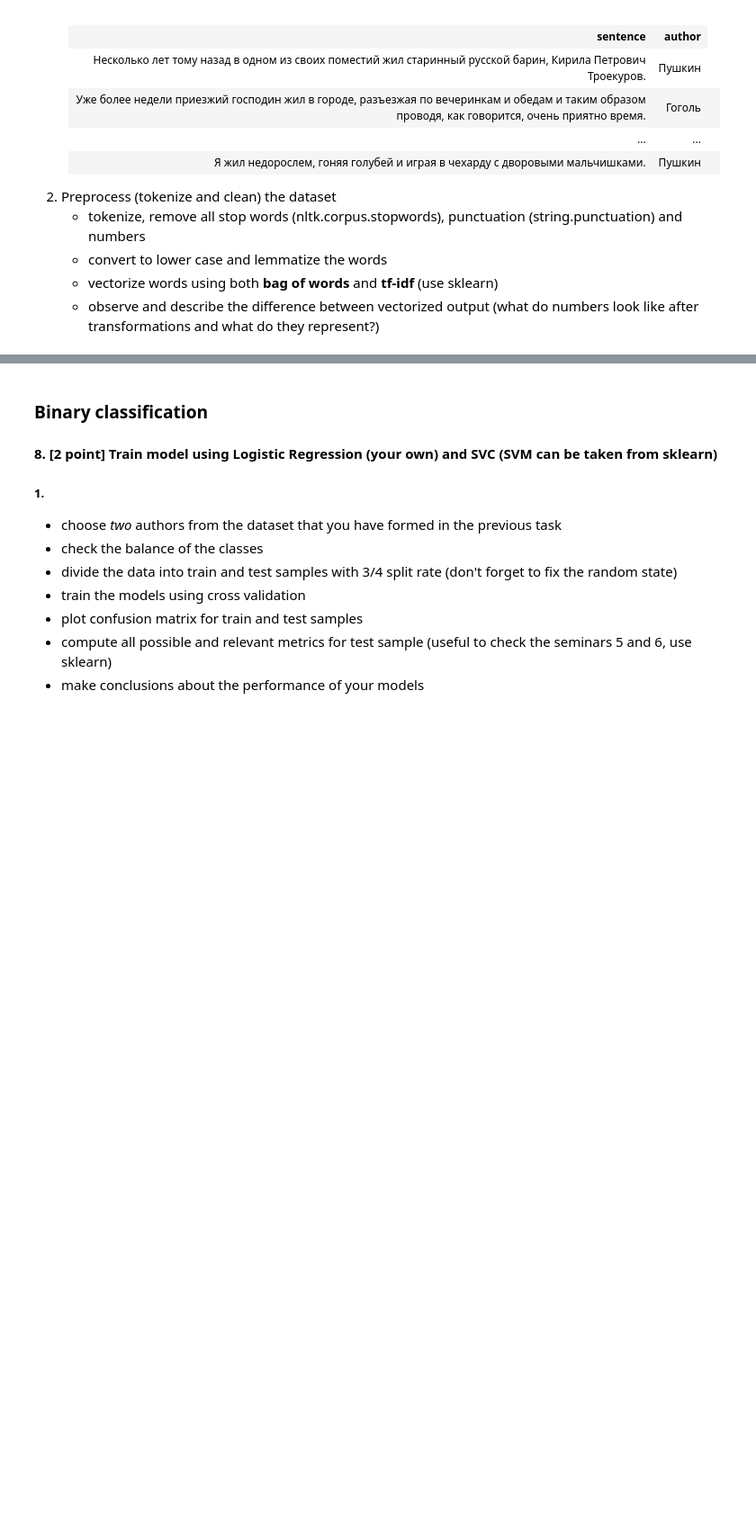
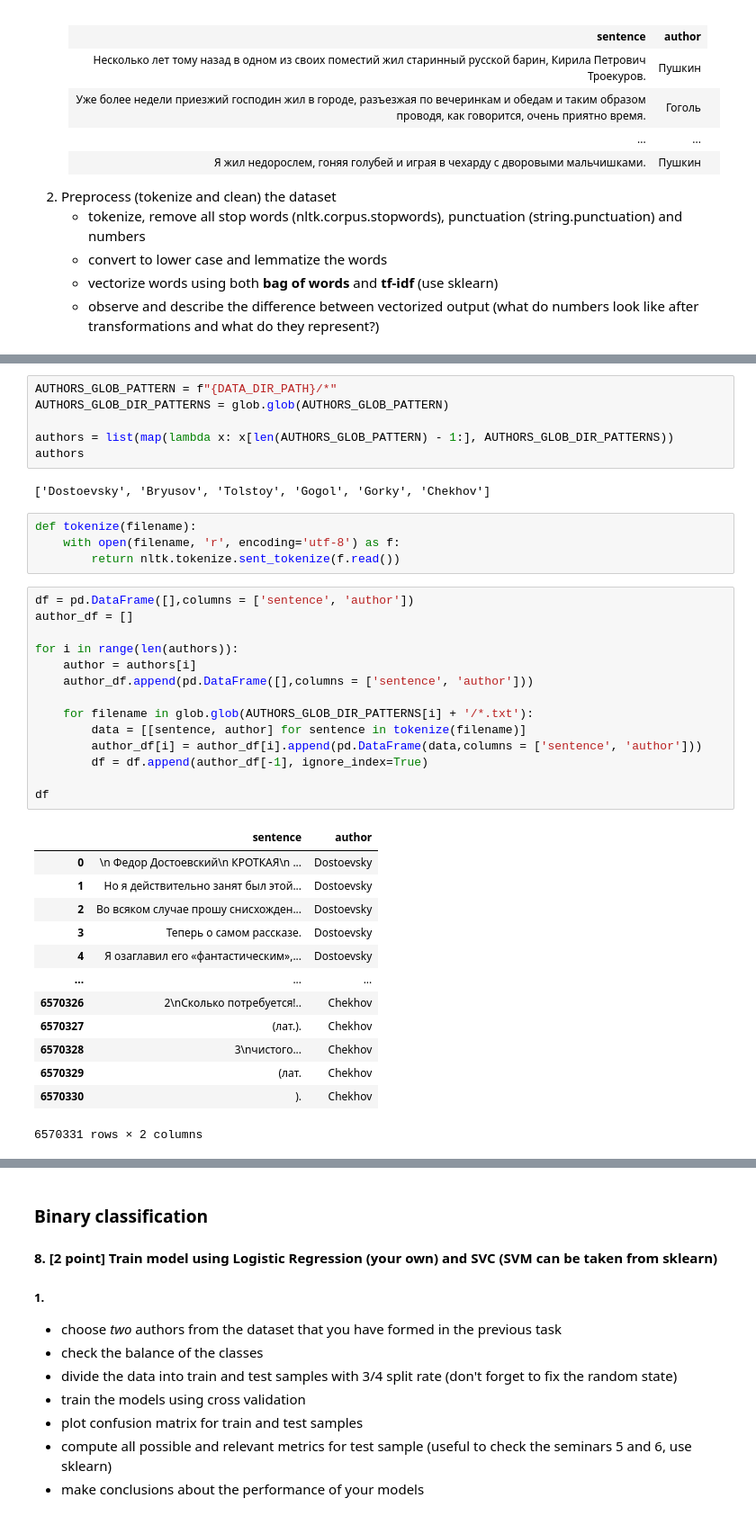
Before and after one commit to aamatevosyan/ml_se, a Jupyter notebook: hw/hw_3/HW3_v7.ipynb, the cells around one changed output, grey strips where cells are left out. Shown at 90% size. Cells and saved outputs as stored; diff of their text form; blank space fills up the shorter version.

```diff
--- a/hw/hw_3/HW3_v7.ipynb
+++ b/hw/hw_3/HW3_v7.ipynb
@@ -349,0 +371,40 @@ We are going to form a dataset that we will use in the following tasks for binar
+# %%
+AUTHORS_GLOB_PATTERN = f"{DATA_DIR_PATH}/*"
+AUTHORS_GLOB_DIR_PATTERNS = glob.glob(AUTHORS_GLOB_PATTERN)
+
+authors = list(map(lambda x: x[len(AUTHORS_GLOB_PATTERN) - 1:], AUTHORS_GLOB_DIR_PATTERNS))
+authors
+# %% [output]
+['Dostoevsky', 'Bryusov', 'Tolstoy', 'Gogol', 'Gorky', 'Chekhov']
+# %%
+def tokenize(filename):
+    with open(filename, 'r', encoding='utf-8') as f:
+        return nltk.tokenize.sent_tokenize(f.read())
+# %%
+df = pd.DataFrame([],columns = ['sentence', 'author'])
+author_df = []
+
+for i in range(len(authors)):
+    author = authors[i]
+    author_df.append(pd.DataFrame([],columns = ['sentence', 'author']))
+
+    for filename in glob.glob(AUTHORS_GLOB_DIR_PATTERNS[i] + '/*.txt'):
+        data = [[sentence, author] for sentence in tokenize(filename)]
+        author_df[i] = author_df[i].append(pd.DataFrame(data,columns = ['sentence', 'author']))
+        df = df.append(author_df[-1], ignore_index=True)
+
+df
+# %% [output]
+|  | sentence | author |
+| 0 | \n Федор Достоевский\n КРОТКАЯ\n ... | Dostoevsky |
+| 1 | Но я действительно занят был этой... | Dostoevsky |
+| 2 | Во всяком случае прошу снисхожден... | Dostoevsky |
+| 3 | Теперь о самом рассказе. | Dostoevsky |
+| 4 | Я озаглавил его «фантастическим»,... | Dostoevsky |
+| ... | ... | ... |
+| 6570326 | 2\nСколько потребуется!.. | Chekhov |
+| 6570327 | (лат.). | Chekhov |
+| 6570328 | 3\nчистого... | Chekhov |
+| 6570329 | (лат. | Chekhov |
+| 6570330 | ). | Chekhov |
+6570331 rows × 2 columns
```
Also changed, not shown: parts of 19 cells of this notebook, 4 other files.
